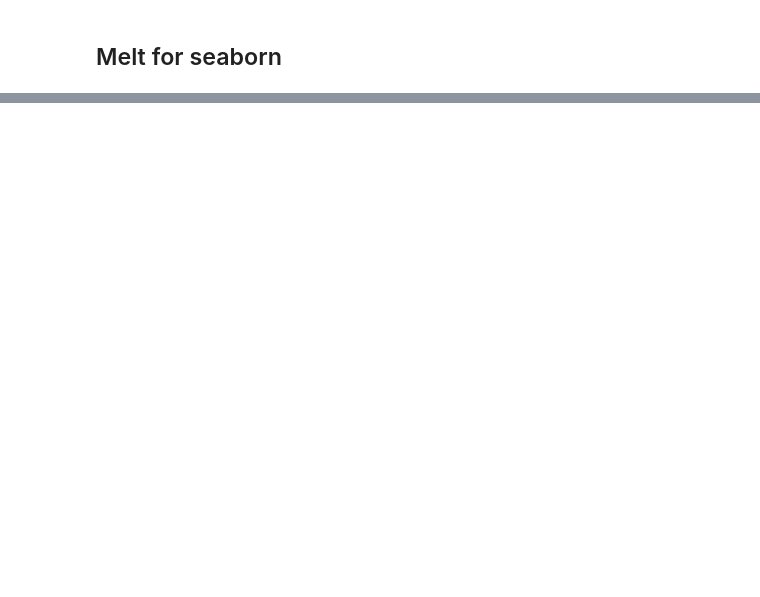
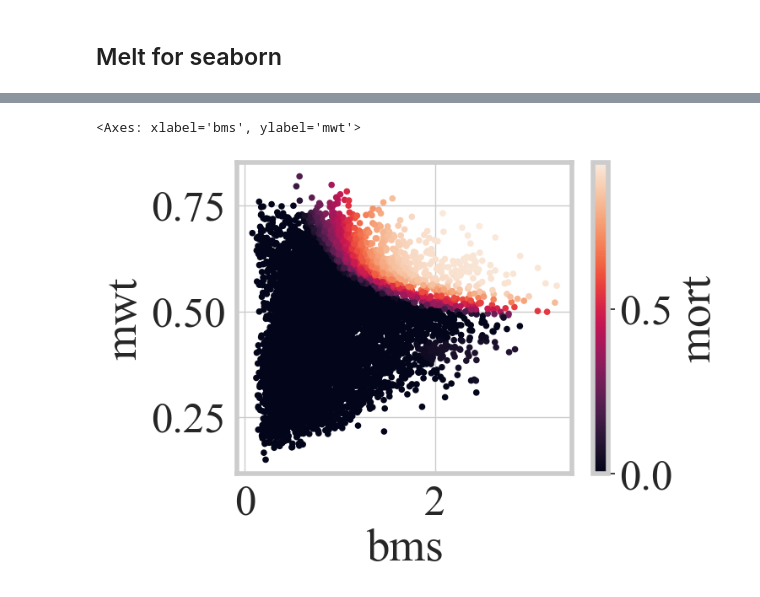
Before and after one commit to boettiger-lab/rl4fisheries, a Jupyter notebook: notebooks/experimenting/aftermath.ipynb, the cells around one changed output, grey strips where cells are left out. Cells and saved outputs as stored; diff of their text form; code cells hidden in the pictures; blank space fills up the shorter version.

```diff
--- a/notebooks/experimenting/aftermath.ipynb
+++ b/notebooks/experimenting/aftermath.ipynb
@@ -510,0 +625,11 @@ simulation_df_UM1[simulation_df_UM1.agent=='1RL'].head()
+# %%
+simulation_df_UM2[simulation_df_UM2.agent == '2RL'].plot(
+    x='bms',
+    y='mwt',
+    c='mort',
+    kind='scatter',
+
+)
+# %% [output]
+<Axes: xlabel='bms', ylabel='mwt'>
+[figure, added]
```
Also changed, not shown: parts of 20 cells of this notebook.
